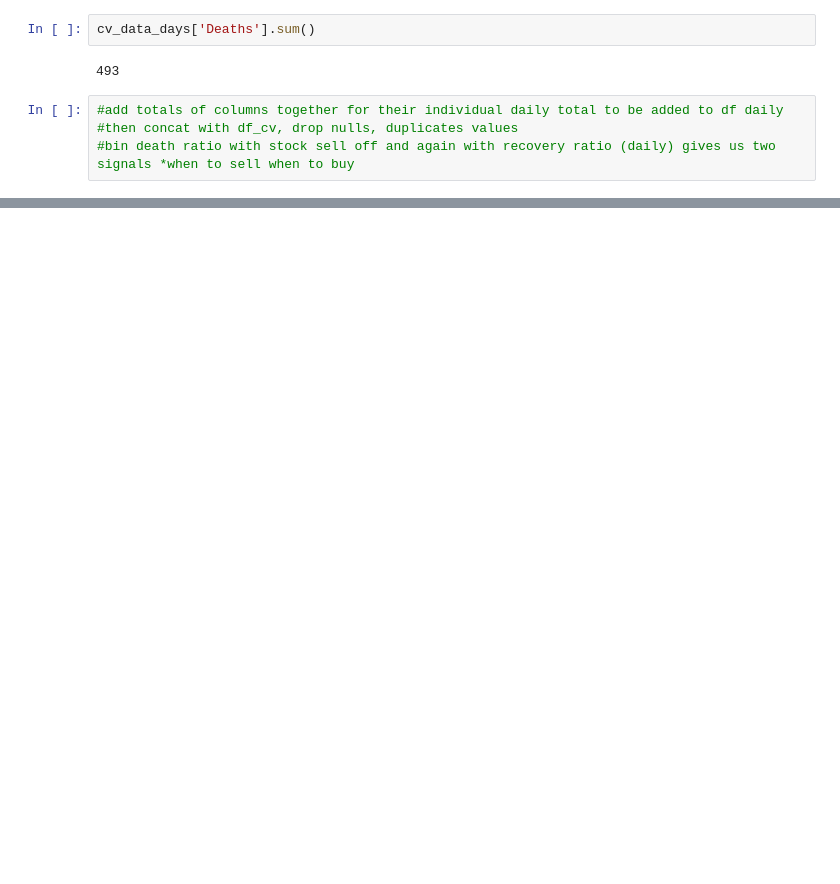
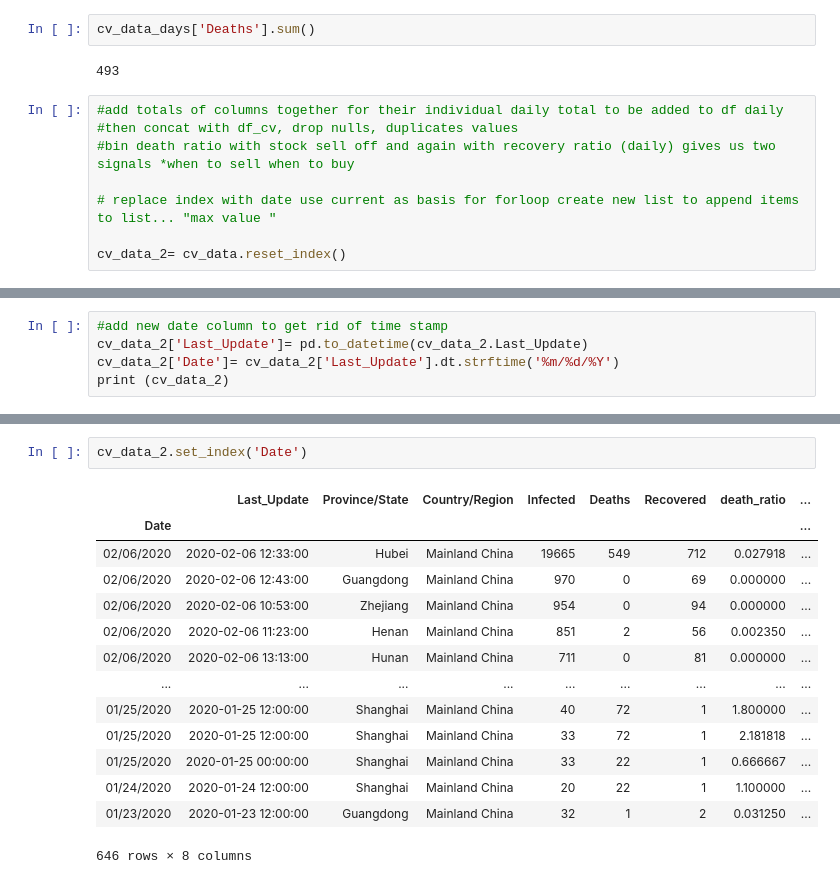
Before and after one commit to sselvakularanjan/FinTech-Project-1, a Jupyter notebook: Automated_CV_data.ipynb, the cells around one changed output, grey strips where cells are left out. Drawn from its saved outputs; the diff is of its cells as text; blank space fills up the shorter version.

```diff
--- a/Automated_CV_data.ipynb
+++ b/Automated_CV_data.ipynb
@@ -343,3 +343,7 @@ cv_data_days['Deaths'].sum()
 #add totals of columns together for their individual daily total to be added to df daily
 #then concat with df_cv, drop nulls, duplicates values
 #bin death ratio with stock sell off and again with recovery ratio (daily) gives us two signals *when to sell when to buy
+
+# replace index with date use current as basis for forloop create new list to append items to list... "max value "
+
+cv_data_2= cv_data.reset_index()
@@ -345,0 +366,5 @@ cv_data_days['Deaths'].sum()
+# %%
+#add new date column to get rid of time stamp
+cv_data_2['Last_Update']= pd.to_datetime(cv_data_2.Last_Update)
+cv_data_2['Date']= cv_data_2['Last_Update'].dt.strftime('%m/%d/%Y')
+print (cv_data_2)
@@ -345,0 +405,17 @@ cv_data_days['Deaths'].sum()
+# %%
+cv_data_2.set_index('Date')
+# %% [output]
+|  | Last_Update | Province/State | Country/Region | Infected | Deaths | Recovered | death_ratio | ... |
+| Date |  |  |  |  |  |  |  | ... |
+| 02/06/2020 | 2020-02-06 12:33:00 | Hubei | Mainland China | 19665 | 549 | 712 | 0.027918 | ... |
+| 02/06/2020 | 2020-02-06 12:43:00 | Guangdong | Mainland China | 970 | 0 | 69 | 0.000000 | ... |
+| 02/06/2020 | 2020-02-06 10:53:00 | Zhejiang | Mainland China | 954 | 0 | 94 | 0.000000 | ... |
+| 02/06/2020 | 2020-02-06 11:23:00 | Henan | Mainland China | 851 | 2 | 56 | 0.002350 | ... |
+| 02/06/2020 | 2020-02-06 13:13:00 | Hunan | Mainland China | 711 | 0 | 81 | 0.000000 | ... |
+| ... | ... | ... | ... | ... | ... | ... | ... | ... |
+| 01/25/2020 | 2020-01-25 12:00:00 | Shanghai | Mainland China | 40 | 72 | 1 | 1.800000 | ... |
+| 01/25/2020 | 2020-01-25 12:00:00 | Shanghai | Mainland China | 33 | 72 | 1 | 2.181818 | ... |
+| 01/25/2020 | 2020-01-25 00:00:00 | Shanghai | Mainland China | 33 | 22 | 1 | 0.666667 | ... |
+| 01/24/2020 | 2020-01-24 12:00:00 | Shanghai | Mainland China | 20 | 22 | 1 | 1.100000 | ... |
+| 01/23/2020 | 2020-01-23 12:00:00 | Guangdong | Mainland China | 32 | 1 | 2 | 0.031250 | ... |
+646 rows × 8 columns
```
Also changed, not shown: parts of 28 cells of this notebook.
